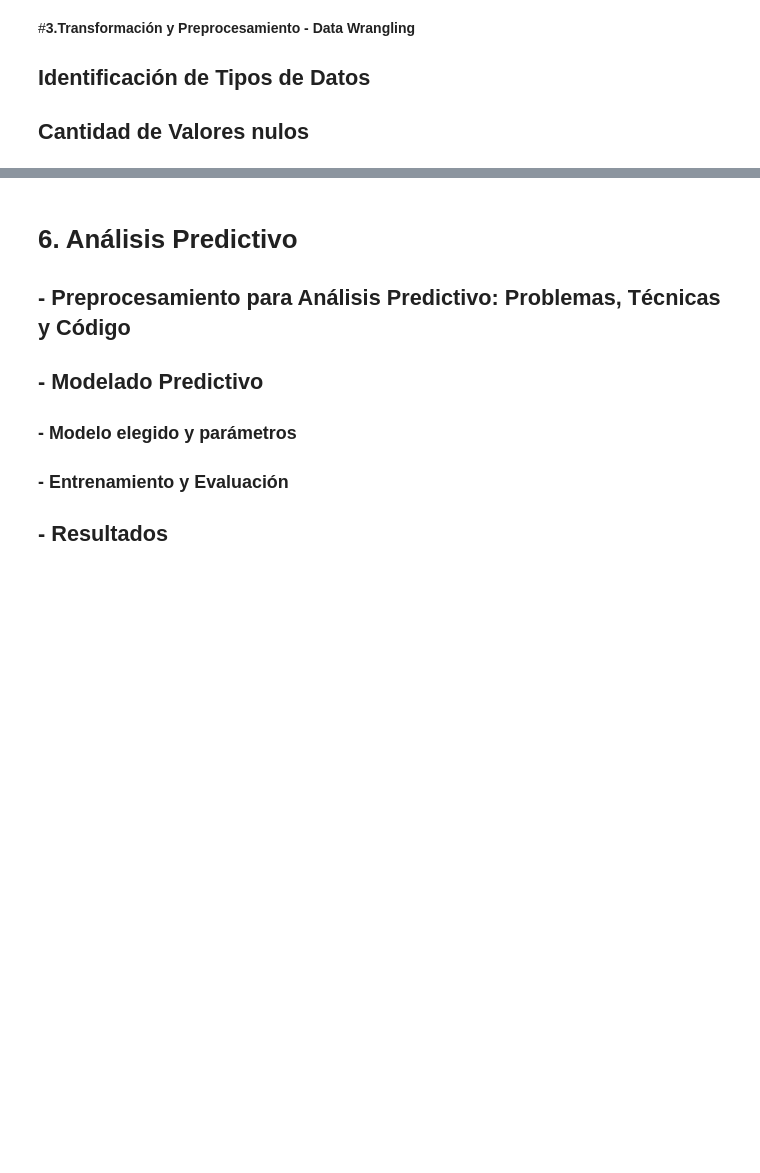
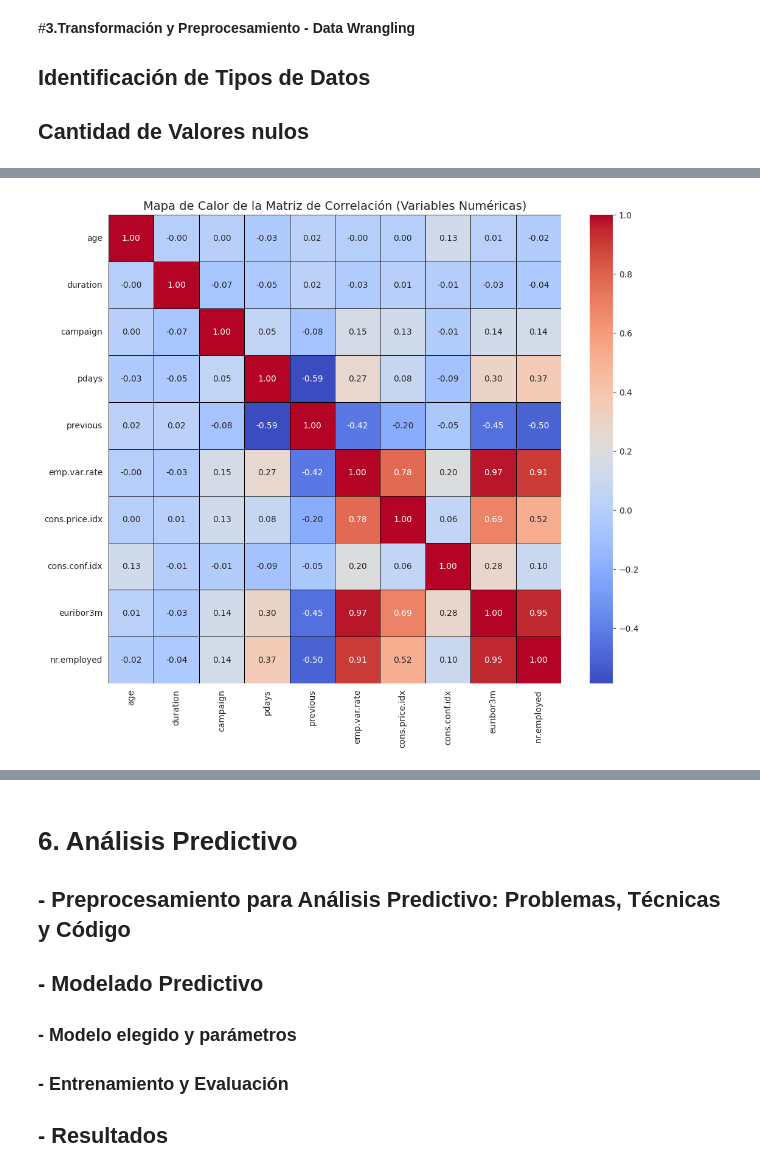
Before and after one commit to bidallei/MIAAD-UACJ, a Jupyter notebook: ProyectoFinalProgADAP_263150.ipynb, the cells around one changed output, grey strips where cells are left out. Cells and saved outputs as stored; diff of their text form; code cells hidden in the pictures; blank space fills up the shorter version.

```diff
--- a/ProyectoFinalProgADAP_263150.ipynb
+++ b/ProyectoFinalProgADAP_263150.ipynb
@@ -41,12 +41,22 @@ Los datos provienen del UCI Machine Learning Repository (Universidad de Californ
 Uno de los problemas más comunes al cargar este dataset específico es que, a diferencia del estándar CSV convencional que usa comas (,), este archivo utiliza punto y coma (;) como separador de campos, es necesario especificar el parámetro sep=';'.
 # %%
+# Importamos las bibliotecas
 import pandas as pd
 
-df = pd.read_csv('/content/drive/MyDrive/bank-additional-full.csv', sep=';')
+# Cargamos el dataset
+df = pd.read_csv('/content/drive/MyDrive/ClassFiles/bank-additional-full.csv', sep=';')
 
+# Mostramos dimensiones del dataset
+print("="*27)
 print('Dimensiones del dataset')
 print(df.shape)
+print("="*27)
 
-print("\nPrimeras 5 filas:")
+print()
+
+# Mostramos primeras 5 filas
+print("="*80)
+print("Primeras 5 filas:")
 print(df.head())
+print("="*80)
 # %% [output]
@@ -77,0 +319,13 @@ FileNotFoundError: [Errno 2] No such file or directory: '/content/drive/MyDrive/
+# %%
+# Seleccionar solo variables numéricas (incluyendo las socio-económicas)
+numeric_df = df.select_dtypes(include=np.number)
+
+# Calcular la matriz de correlación
+correlation_matrix = numeric_df.corr()
+
+plt.figure(figsize=(12, 10))
+sns.heatmap(correlation_matrix, annot=True, cmap='coolwarm', fmt=".2f", linewidths=.5, linecolor='black')
+plt.title('Mapa de Calor de la Matriz de Correlación (Variables Numéricas)', fontsize=14)
+plt.show()
+# %% [output]
+[figure, added]
```
Also changed, not shown: parts of 25 cells of this notebook.
